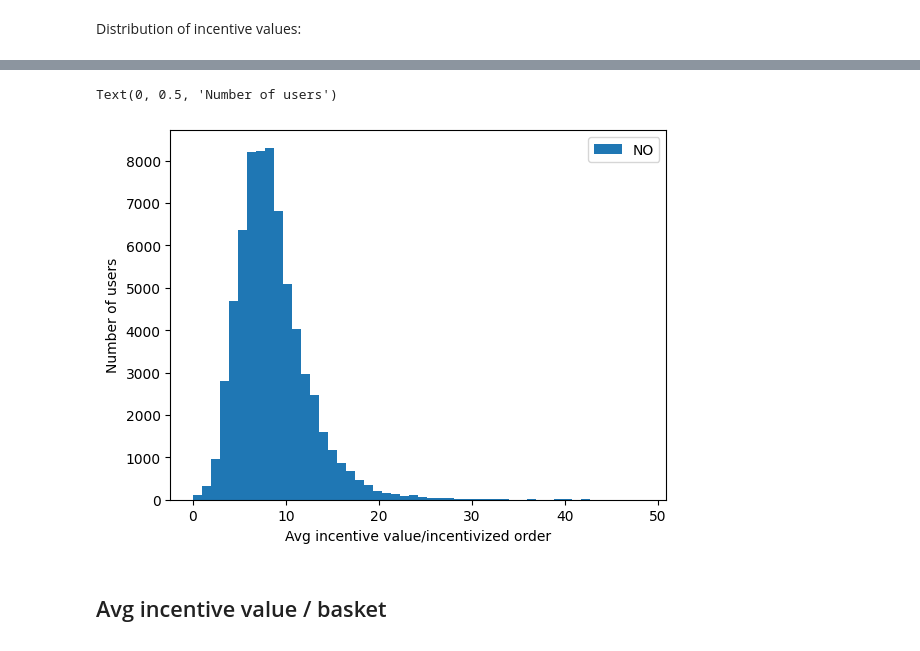
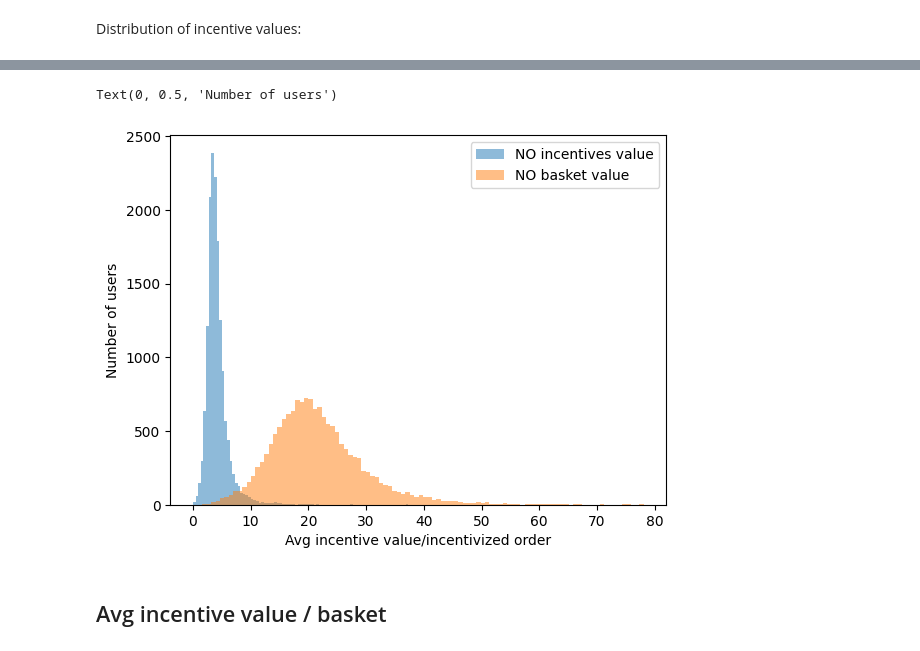
Before and after one commit to AChiaraCapuano/incentives_analysis, a Jupyter notebook: analysis_nb.ipynb, the cells around one changed output, grey strips where cells are left out. Saved outputs shown, nothing was run; the diff lists cells and outputs as text; code cells hidden in the pictures.

```diff
--- a/analysis_nb.ipynb
+++ b/analysis_nb.ipynb
@@ -61,9 +58,11 @@ df_customer_SG['analytical_customer_id'].nunique()
 # %%
-df_num_orders = df_customer.groupby('analytical_customer_id')[['order_id']].count().reset_index()
-df_num_orders_SG = df_customer_SG.groupby('analytical_customer_id')[['order_id']].count().reset_index()
+df_num_orders = df_customer.groupby('analytical_customer_id')[['global_entity_id']].count().reset_index()
+df_num_orders_SG = df_customer_SG.groupby('analytical_customer_id')[['global_entity_id']].count().reset_index()
+df_num_orders.rename(columns={'global_entity_id':'order_id'}, inplace=True)
+df_num_orders_SG.rename(columns={'global_entity_id':'order_id'}, inplace=True)
 # %%
-df_customer=df_customer.merge(df_num_orders[df_num_orders['order_id']>=20], on='analytical_customer_id')
-df_customer_SG=df_customer_SG.merge(df_num_orders_SG[df_num_orders_SG['order_id']>=20], on='analytical_customer_id')
+df_customer=df_customer.merge(df_num_orders[df_num_orders['order_id']>=20]['analytical_customer_id'], on='analytical_customer_id')
+df_customer_SG=df_customer_SG.merge(df_num_orders_SG[df_num_orders_SG['order_id']>=20]['analytical_customer_id'], on='analytical_customer_id')
 # %% [markdown]
 ## Avg share of orders incentivized
 % of incentive and free delivery use distribution
@@ -113,7 +120,9 @@ plt.ylabel('Number of users')
 # %% [markdown]
 ## Avg incentive value per incentivized order
 # %%
-df_avg_order = df_customer[df_customer['used_incentive']==1].groupby('analytical_customer_id')['incentive_value'].mean().reset_index()
-df_avg_order_SG = df_customer_SG[df_customer_SG['used_incentive']==1].groupby('analytical_customer_id')['incentive_value'].mean().reset_index()
+df_avg_order = df_customer[(df_customer['used_incentive']==1) & (df_customer['incentive_value']<=df_customer['basket_value'])].groupby('analytical_customer_id')\
+.agg(mean_incentive_value=('incentive_value', 'mean'), basket_value=('basket_value', 'mean') ,used_incentive=('used_incentive', 'sum'), total_incentive_value=('incentive_value', 'sum')).reset_index()
+df_avg_order_SG = df_customer_SG[(df_customer_SG['used_incentive']==1) & (df_customer['incentive_value']<=df_customer['basket_value'])].groupby('analytical_customer_id')\
+.agg(mean_incentive_value=('incentive_value', 'mean'), basket_value=('basket_value', 'mean') ,used_incentive=('used_incentive', 'sum'), total_incentive_value=('incentive_value', 'sum')).reset_index()
 # %% [markdown]
 Distribution of incentive values:
@@ -120,8 +140,8 @@ Distribution of incentive values:
 # %%
-plt.hist(df_avg_order[df_avg_order['incentive_value']<50]['incentive_value'], bins=50, label="NO");
-plt.legend(loc='upper right');
+plt.hist(df_avg_order_SG[(df_avg_order_SG['mean_incentive_value']<100) & (df_avg_order_SG['basket_value']<80) & (df_avg_order_SG['used_incentive']<80)]['mean_incentive_value'], bins=100, label="NO incentives value", alpha=0.5);
+plt.hist(df_avg_order_SG[(df_avg_order_SG['mean_incentive_value']<100) & (df_avg_order_SG['basket_value']<80) & (df_avg_order_SG['used_incentive']<80)]['basket_value'], bins=100, label="NO basket value", alpha=0.5);plt.legend(loc='upper right');
 plt.xlabel('Avg incentive value/incentivized order')
 plt.ylabel('Number of users')
 # %% [output]
 Text(0, 0.5, 'Number of users')
-[figure, old version]
+[figure, new version]
```
Also changed, not shown: parts of 57 cells of this notebook.
